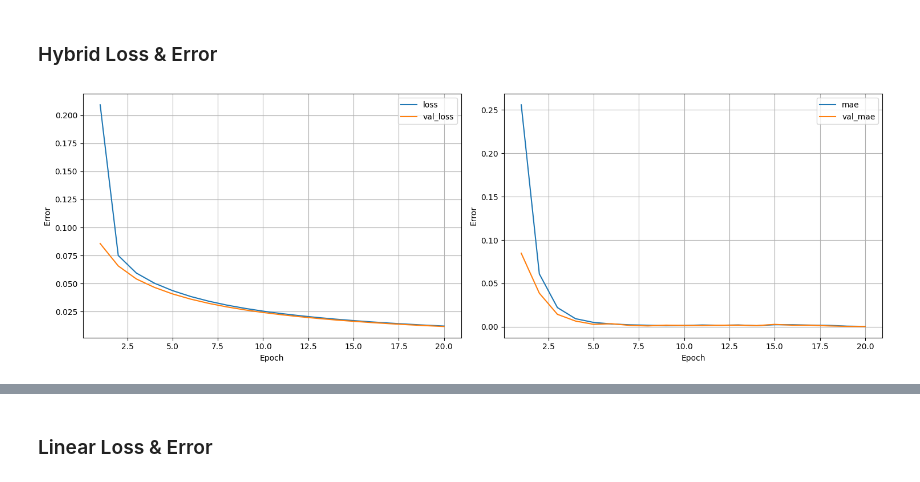
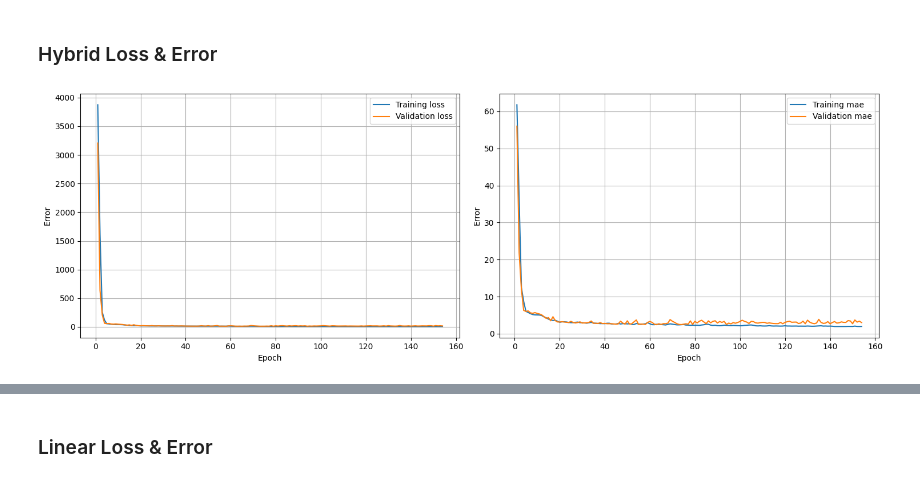
Before and after one commit to davidspector67/weather_predictor, a Jupyter notebook: project_lstm.ipynb, the cells around one changed output, grey strips where cells are left out. Cells and saved outputs as stored; diff of their text form; code cells hidden in the pictures.

Commit message:
level 56

```diff
--- a/project_lstm.ipynb
+++ b/project_lstm.ipynb
@@ -539,11 +539,12 @@ class LinearWeatherPredictor:
             tf.keras.layers.Dense(128, kernel_regularizer=tf.keras.regularizers.L2(l2=0.00006), activation='relu'),
             tf.keras.layers.Dense(self.out_window_len*self.n_features_out)
         ])
-        optimizer = tf.keras.optimizers.legacy.Adam(learning_rate=0.0005)
+        optimizer = tf.keras.optimizers.legacy.Adam(learning_rate=0.00001)
         self.model.compile(optimizer=optimizer, loss='mse', metrics=['mae'])
 
     def train(self, train_X, train_Y, validation_X, validation_Y):
-        callback = tf.keras.callbacks.EarlyStopping(monitor='loss', patience=10)
+        callback = tf.keras.callbacks.EarlyStopping(monitor='loss', patience=25)
+
         self.model.fit(np.array(train_X), np.array(train_Y), validation_data=(validation_X, validation_Y),
                        epochs=self.epochs, batch_size=self.batch_size, callbacks=[callback, PlotLearning()])
 
@@ -778,10 +779,10 @@ level_5 = Level(
     [
         ("lax", "air_temp", 24)
     ],
-    epochs=200
+    epochs=300
 )
 
-level_5 = Level(
+level_6 = Level(
     [
         ("lax", "air_temp", 72),
         ("lax", "wind_speed", 72),
@@ -841,7 +842,7 @@ level_5 = Level(
     [
         ("lax", "air_temp", 24)
     ],
-    epochs=200
+    epochs=300
 )
 # %% [markdown]
 ## Ex: Predicting Time Sin Wave from Time Cos Wave
@@ -1101,5 +1104,5 @@ We expect the same pattern as above but slightly more accurate
 # %% [markdown]
 ### LSTM Loss & Error
 # %%
-level_1.train_lstm()
+level_6.train_lstm()
 # %% [output]
@@ -1109,6 +1114,6 @@ MSE of test data: 534.12548828125
 # %% [markdown]
 ### Hybrid Loss & Error
 # %%
-level_1.train_hybrid()
+level_6.train_hybrid()
 # %% [output]
-[figure, old version]
+[figure, new version]
```
Also changed, not shown: parts of 14 cells of this notebook.
